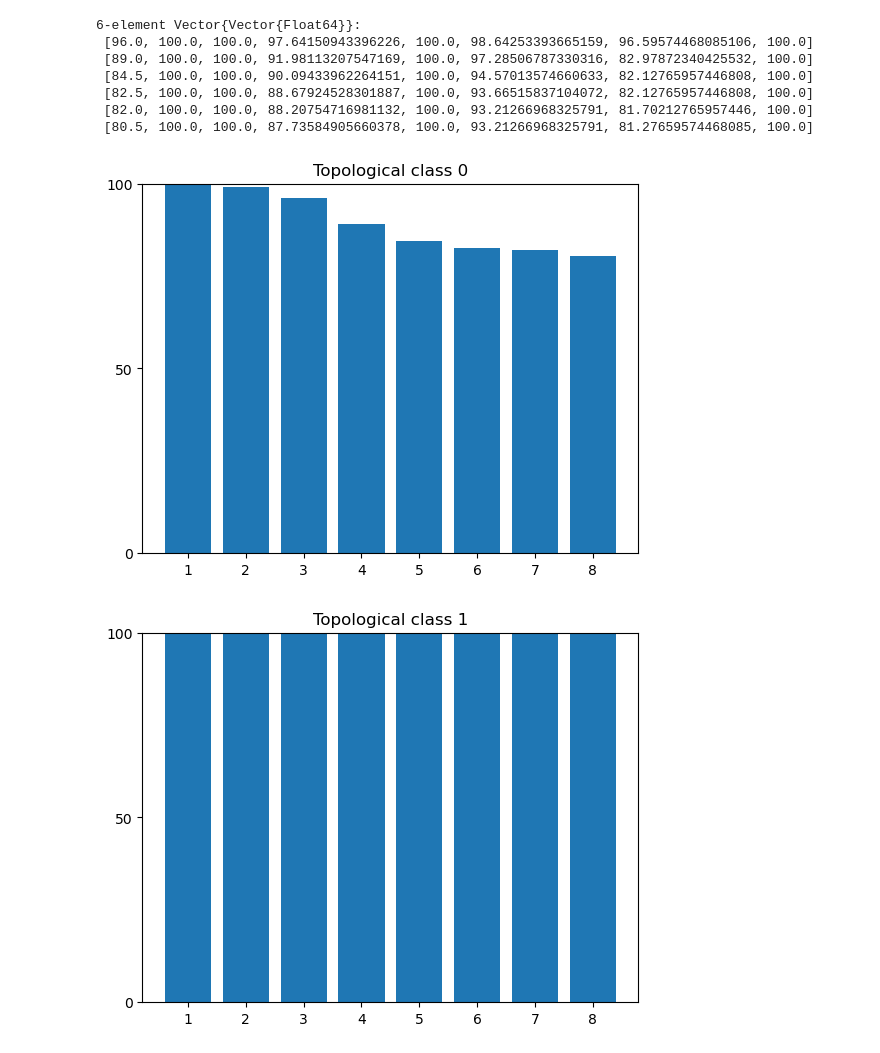
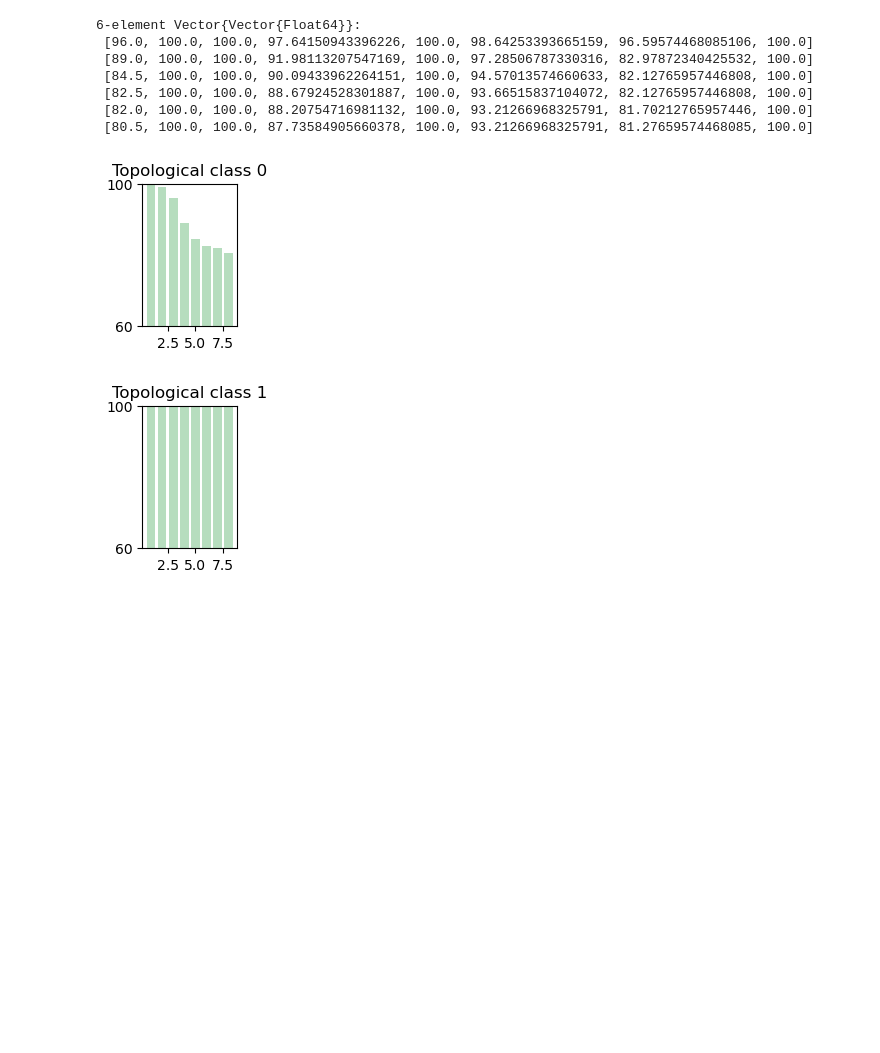
Before and after one commit to AliGhorashiCMT/Sparse-networks-for-topological-photonics, a Jupyter notebook: rectangular_lattices/Inverse design examples and success rates.ipynb, the cells around one changed output. Cells and saved outputs as stored; diff of their text form; code cells hidden in the pictures; blank space fills up the shorter version.

Commit message:
slightly revised delineated success rates

```diff
--- a/rectangular_lattices/Inverse design examples and success rates.ipynb
+++ b/rectangular_lattices/Inverse design examples and success rates.ipynb
@@ -172,14 +172,16 @@ contrast_accuracy_symbols = 100*[num_correct_per_class[n] ./ (length.(expect_to_
  [82.0, 100.0, 100.0, 88.20754716981132, 100.0, 93.21266968325791, 81.70212765957446, 100.0]
  [80.5, 100.0, 100.0, 87.73584905660378, 100.0, 93.21266968325791, 81.27659574468085, 100.0]
 # %%
+color = "#b6ddbe"
+cm = 1/2.54
 for i in range(1, 8)
-    figure()
-    bar(1:8, [smooth_accuracy_symbols[i], two_tone_accuracy_symbols[i], [contrast_accuracy_symbols[j][i] for j in 1:6]...])
-    yticks([0, 50, 100])
-    ylim(0, 100)
+    figure(figsize=(3.1*cm, 4.7*cm))
+    bar(1:8, [smooth_accuracy_symbols[i], two_tone_accuracy_symbols[i], [contrast_accuracy_symbols[j][i] for j in 1:6]...], color=color)
+    yticks([60, 100])
+    ylim(60, 100)
     title("Topological class $(i-1)")
-    #savefig("./figures/Inverse_design_delineated_success_rates-class$(i).pdf")
+    savefig("./figures/Inverse_design_delineated_success_rates-class$(i-1).pdf")
 end
 # %% [output]
-[figure, old version]
+[figure, new version]
-[figure, old version]
+[figure, new version]
```
Also changed, not shown: parts of 1 cell of this notebook, 8 other files.
